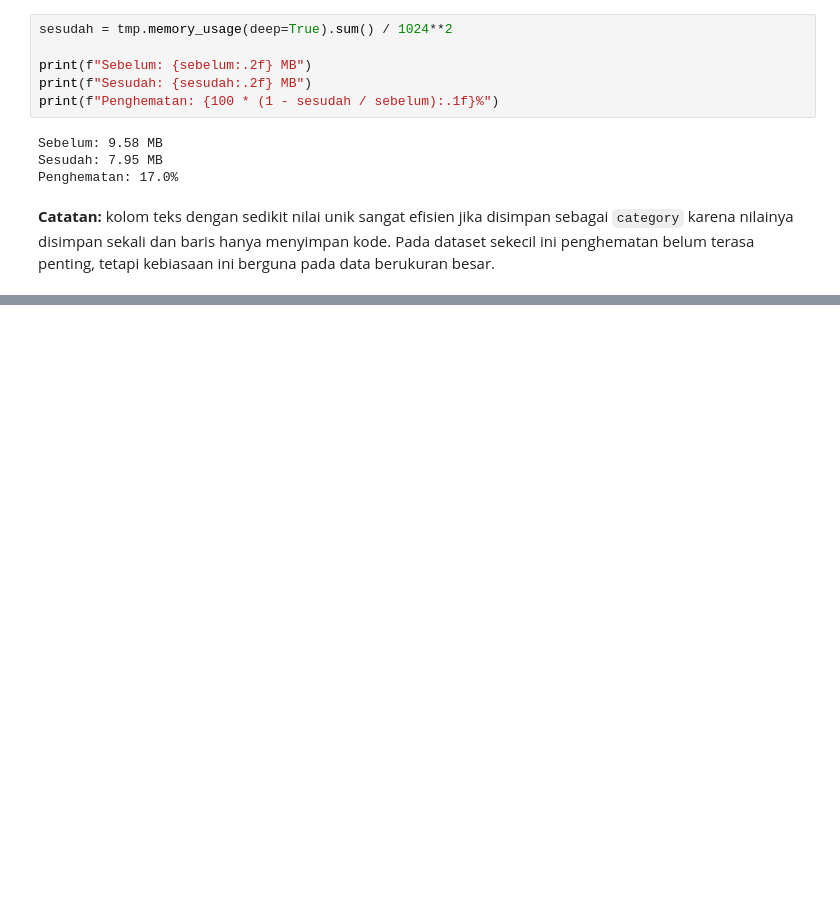
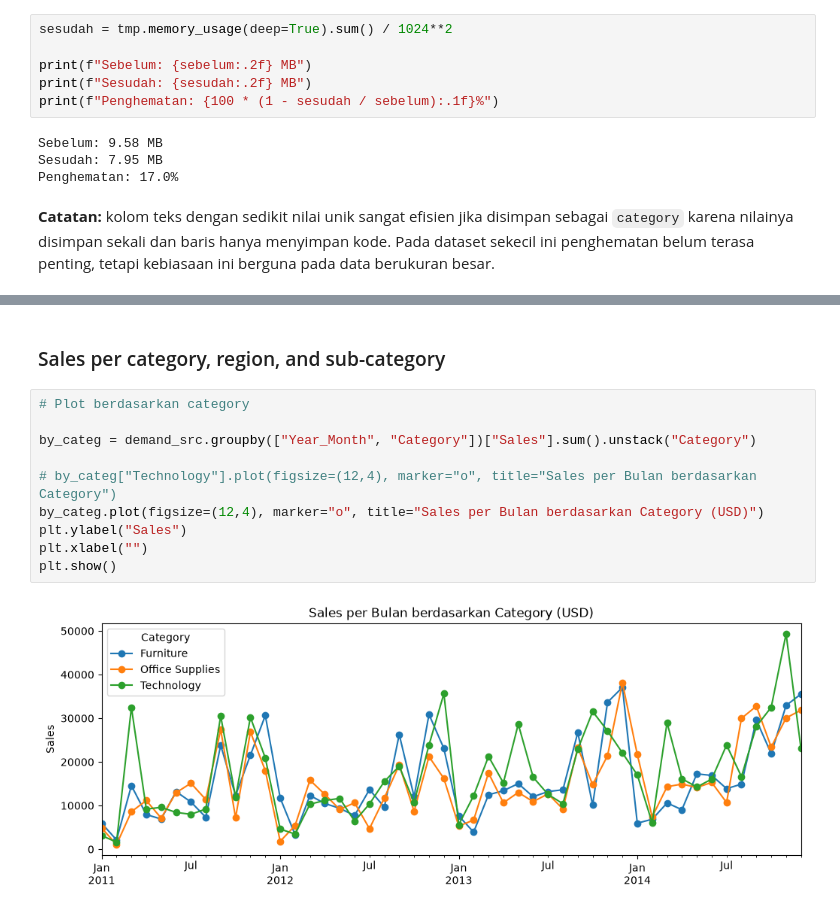
Before and after one commit to jagadhita28/superstore-sales-forecasting, a Jupyter notebook: notebooks/superstore-sales-forecasting.ipynb, the cells around one changed output, grey strips where cells are left out. Drawn from its saved outputs; the diff is of its cells as text; blank space fills up the shorter version.

```diff
--- a/notebooks/superstore-sales-forecasting.ipynb
+++ b/notebooks/superstore-sales-forecasting.ipynb
@@ -323,0 +358,14 @@ Penghematan: 17.0%
+# %% [markdown]
+### Sales per category, region, and sub-category
+# %%
+# Plot berdasarkan category
+
+by_categ = demand_src.groupby(["Year_Month", "Category"])["Sales"].sum().unstack("Category")
+
+# by_categ["Technology"].plot(figsize=(12,4), marker="o", title="Sales per Bulan berdasarkan Category")
+by_categ.plot(figsize=(12,4), marker="o", title="Sales per Bulan berdasarkan Category (USD)")
+plt.ylabel("Sales")
+plt.xlabel("")
+plt.show()
+# %% [output]
+[figure, added]
```
Also changed, not shown: parts of 10 cells of this notebook.
